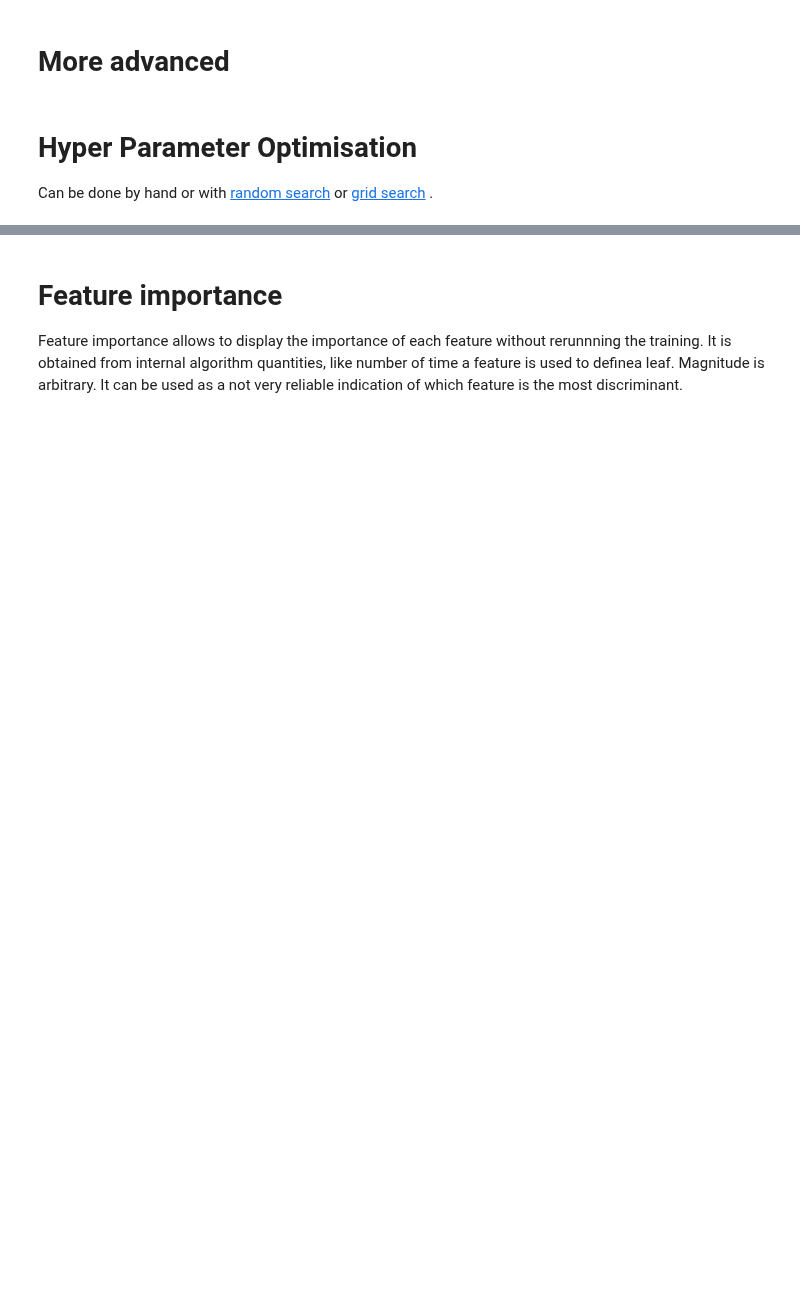
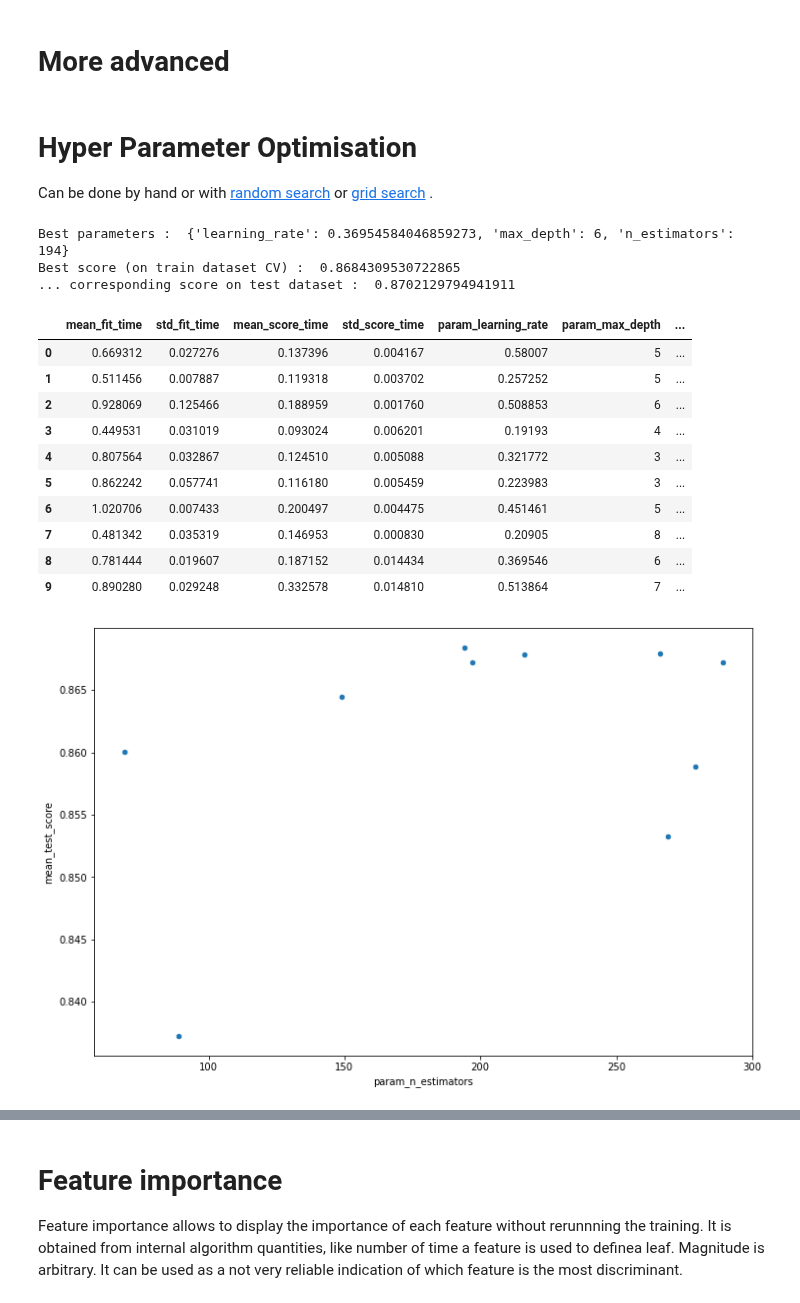
Before and after one commit to dhrou/HEPMLtutorials, a Jupyter notebook: HEPML_HandsOn_BDT.ipynb, the cells around one changed output, grey strips where cells are left out. Saved outputs shown, nothing was run; the diff lists cells and outputs as text; code cells hidden in the pictures; blank space fills up the shorter version.

```diff
--- a/HEPML_HandsOn_BDT.ipynb
+++ b/HEPML_HandsOn_BDT.ipynb
@@ -538,29 +759,46 @@ Can be done by hand or with [random search](https://scikit-learn.org/stable/modu
 # %%
 #RandomSearchCV for advanced HPO
 import scipy.stats as stats
 if fullrun or False:
+    np.random.seed(31416)
     from sklearn.model_selection import RandomizedSearchCV
 
     # specify parameters and distributions to sample from
-    param_dist_XGB = {'max_depth': stats.randint(3, 12), # default 6
-                      'n_estimators': stats.randint(300, 800), #default 100
+    param_dist_XGB = {'max_depth': stats.randint(3, 9), # default 6
+                      'n_estimators': stats.randint(30, 300), #default 100
                       'learning_rate': stats.uniform(0.1, 0.5)} #def 0.3
 
     # default CV is 5 fold, reduce to 2 for speed concern
     gsearch = RandomizedSearchCV(estimator = XGBClassifier(),
                         param_distributions = param_dist_XGB,
                         scoring='roc_auc',n_iter=10,cv=2)
     gsearch.fit(X_train,y_train, sample_weight=weights_train)
 
     print ("Best parameters : ",gsearch.best_params_)
     print ("Best score (on train dataset CV) : ",gsearch.best_score_)
 
 
     y_pred_gs = gsearch.predict_proba(X_test)[:,1]
     print("... corresponding score on test dataset : ",roc_auc_score(y_true=y_test, y_score=y_pred_gs, sample_weight=weights_test))
     dfsearch=pd.DataFrame.from_dict(gsearch.cv_results_)
     display(dfsearch)
 
     dfsearch.plot.scatter("param_n_estimators","mean_test_score")
     dfsearch.plot.scatter("param_max_depth","mean_test_score")
     dfsearch.plot.scatter("param_learning_rate","mean_test_score")
+# %% [output]
+Best parameters :  {'learning_rate': 0.36954584046859273, 'max_depth': 6, 'n_estimators': 194}
+Best score (on train dataset CV) :  0.8684309530722865
+... corresponding score on test dataset :  0.8702129794941911
+|  | mean_fit_time | std_fit_time | mean_score_time | std_score_time | param_learning_rate | param_max_depth | ... |
+| 0 | 0.669312 | 0.027276 | 0.137396 | 0.004167 | 0.58007 | 5 | ... |
+| 1 | 0.511456 | 0.007887 | 0.119318 | 0.003702 | 0.257252 | 5 | ... |
+| 2 | 0.928069 | 0.125466 | 0.188959 | 0.001760 | 0.508853 | 6 | ... |
+| 3 | 0.449531 | 0.031019 | 0.093024 | 0.006201 | 0.19193 | 4 | ... |
+| 4 | 0.807564 | 0.032867 | 0.124510 | 0.005088 | 0.321772 | 3 | ... |
+| 5 | 0.862242 | 0.057741 | 0.116180 | 0.005459 | 0.223983 | 3 | ... |
+| 6 | 1.020706 | 0.007433 | 0.200497 | 0.004475 | 0.451461 | 5 | ... |
+| 7 | 0.481342 | 0.035319 | 0.146953 | 0.000830 | 0.20905 | 8 | ... |
+| 8 | 0.781444 | 0.019607 | 0.187152 | 0.014434 | 0.369546 | 6 | ... |
+| 9 | 0.890280 | 0.029248 | 0.332578 | 0.014810 | 0.513864 | 7 | ... |
+[figure, added]
```
Also changed, not shown: parts of 37 cells of this notebook.
